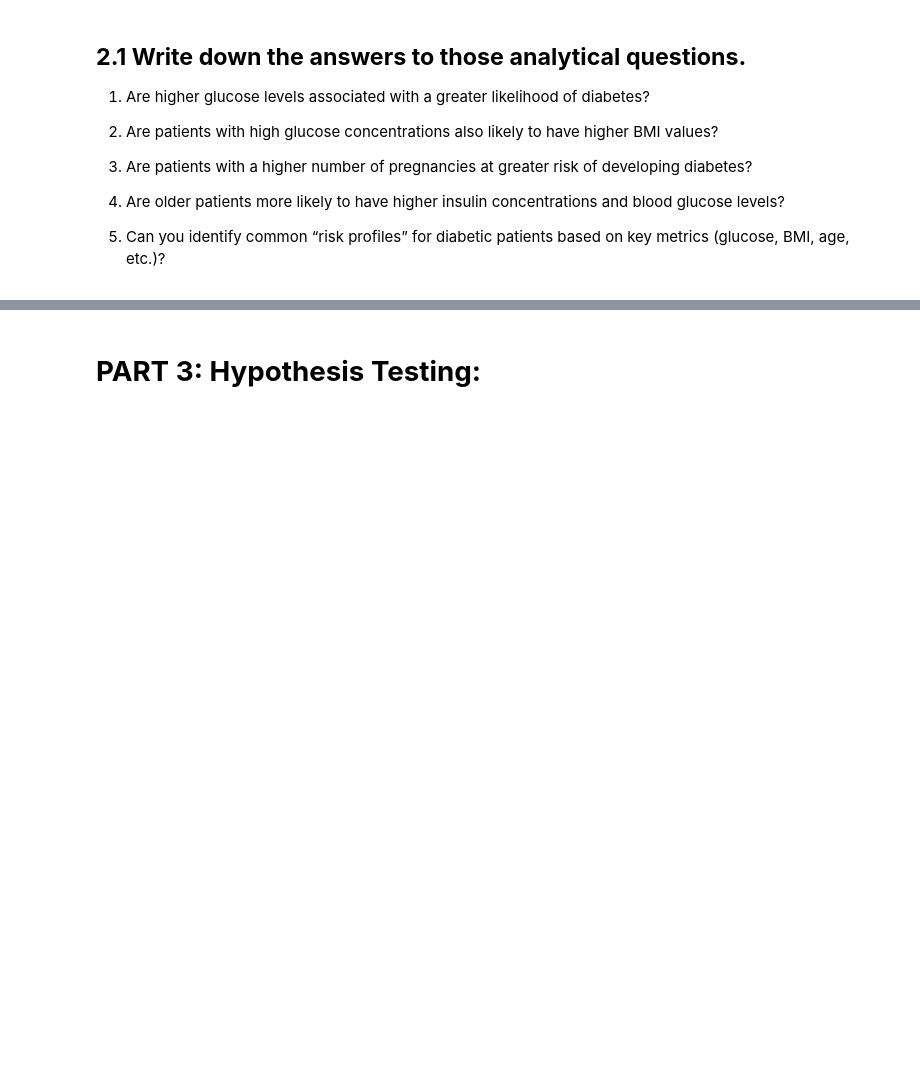
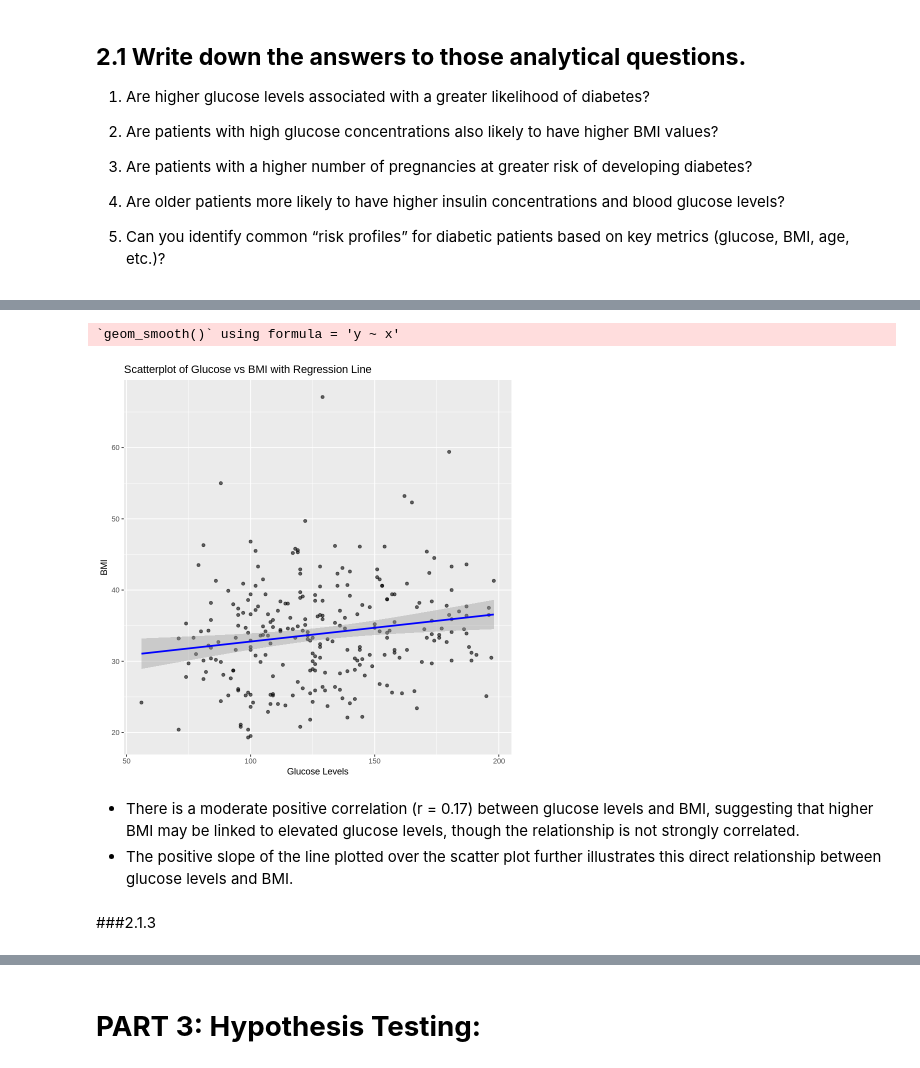
Before and after one commit to aadhamashraf/Analyzing-Diabetes-Dataset, a Jupyter notebook: DSAI-307-Final-Project.ipynb, the cells around one changed output, grey strips where cells are left out. Saved outputs shown, nothing was run; the diff lists cells and outputs as text; code cells hidden in the pictures; blank space fills up the shorter version.

```diff
--- a/DSAI-307-Final-Project.ipynb
+++ b/DSAI-307-Final-Project.ipynb
@@ -270,0 +336,13 @@ ggplot(diabetes_data, aes(x = Age, y = Glucose, color = as.factor(Outcome))) +
+# %%
+ggplot(diabetes_data, aes(x = Glucose, y = BMI)) +
+  geom_point(alpha = 0.6) +
+  geom_smooth(method = "lm", color = "blue") +
+  labs(x = "Glucose Levels", y = "BMI", title = "Scatterplot of Glucose vs BMI with Regression Line")
+# %% [output]
+`geom_smooth()` using formula = 'y ~ x'
+[figure, added]
+# %% [markdown]
+* There is a moderate positive correlation (r = 0.17) between glucose levels and BMI, suggesting that higher BMI may be linked to elevated glucose levels, though the relationship is not strongly correlated.
+* The positive slope of the line plotted over the scatter plot further illustrates this direct relationship between glucose levels and BMI.
+# %% [markdown]
+###2.1.3
```
Also changed, not shown: parts of 52 cells of this notebook.
